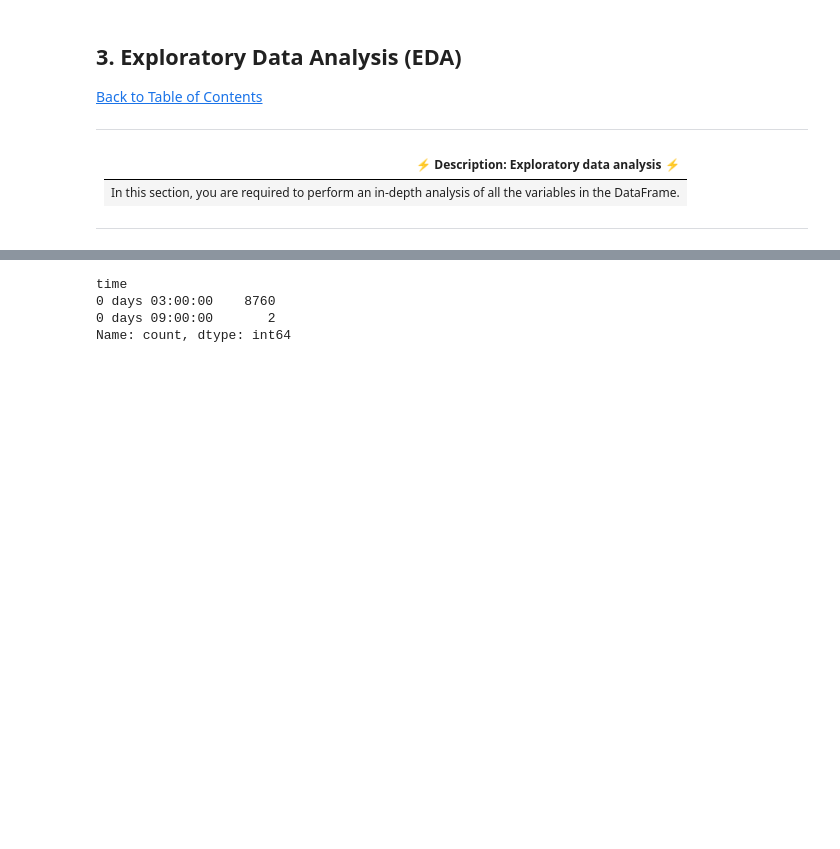
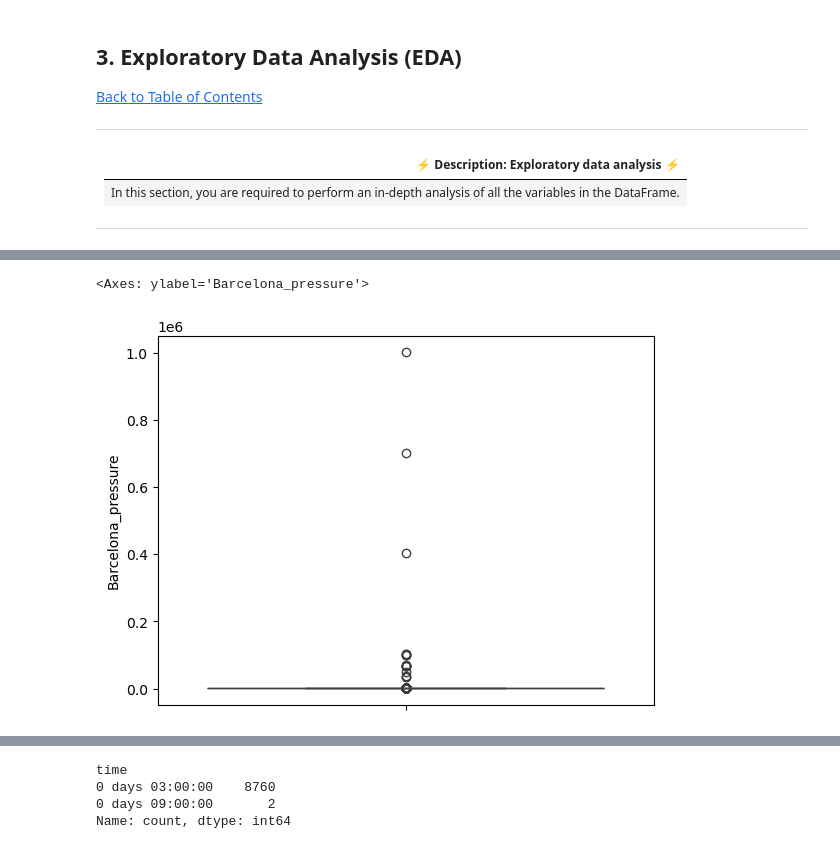
Before and after one commit to Marcel3333/TimeSeriesAnalysisProject, a Jupyter notebook: starter-notebook.ipynb, the cells around one changed output, grey strips where cells are left out. Cells and saved outputs as stored; diff of their text form; code cells hidden in the pictures; blank space fills up the shorter version.

```diff
--- a/starter-notebook.ipynb
+++ b/starter-notebook.ipynb
@@ -107,0 +149,5 @@ df.set_index('time', inplace=True)  # Ustawienie indeksu czasowego
+# %%
+sns.boxplot(df['Barcelona_pressure'])
+# %% [output]
+<Axes: ylabel='Barcelona_pressure'>
+[figure, added]
```
Also changed, not shown: parts of 36 cells of this notebook.
